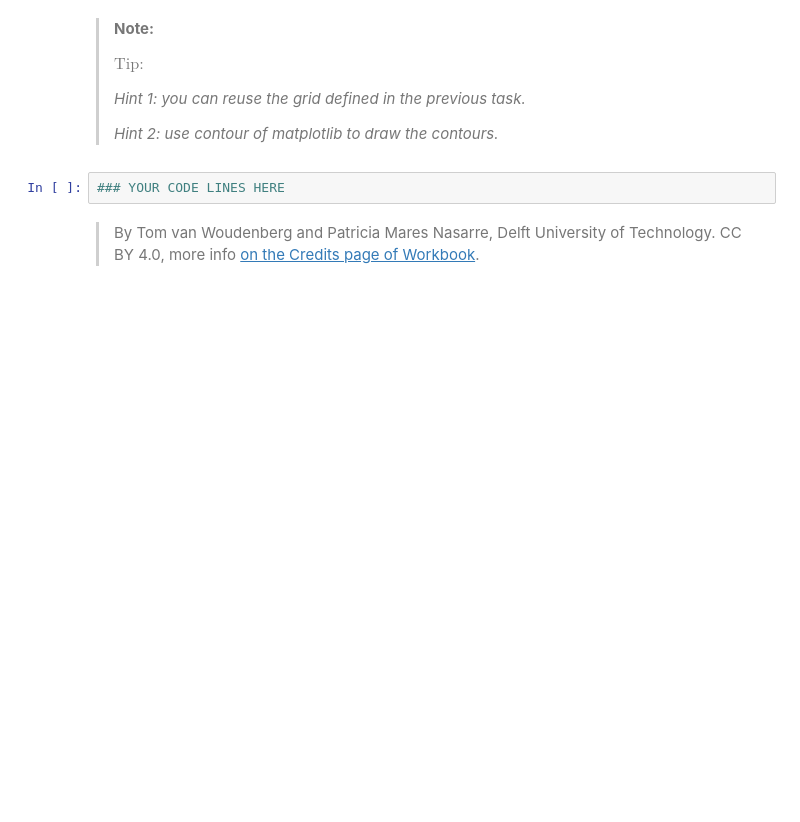
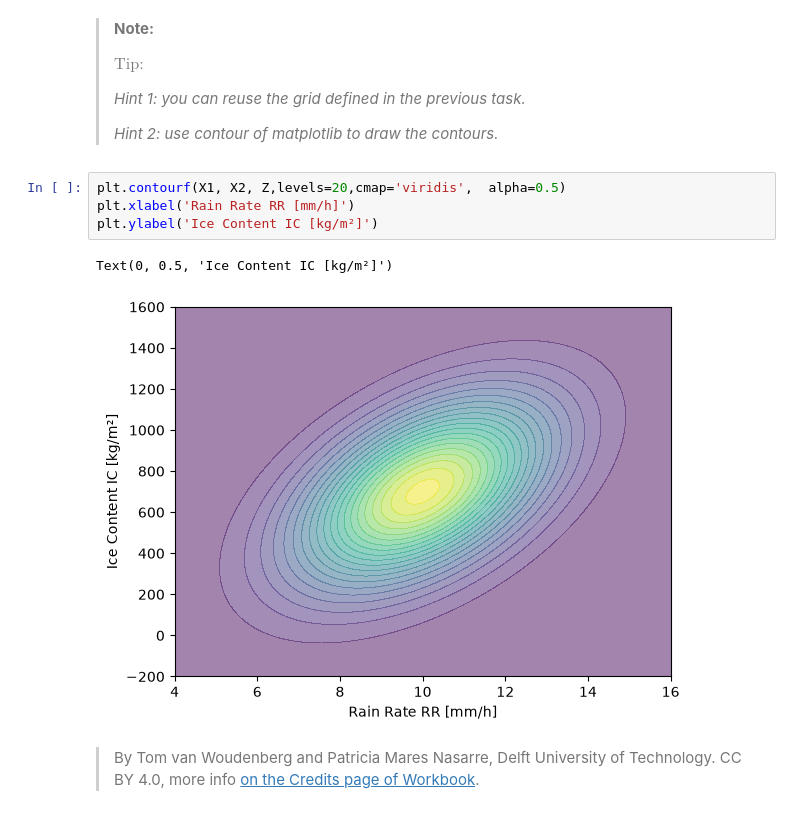
Before and after one commit to matildeptr-oss/PA1.5, a Jupyter notebook: scipy_statcs_3d_plots.ipynb, the cells around one changed output. Saved outputs shown, nothing was run; the diff lists cells and outputs as text; blank space fills up the shorter version.

```diff
--- a/scipy_statcs_3d_plots.ipynb
+++ b/scipy_statcs_3d_plots.ipynb
@@ -125,7 +195,12 @@ Z = multivariate_normal(mean=mu, cov=sigma).pdf(X)
 > *Hint 1: you can reuse the grid defined in the previous task.*
 >
 > *Hint 2: use contour of matplotlib to draw the contours.*
-# %%
-### YOUR CODE LINES HERE
+# %%
+plt.contourf(X1, X2, Z,levels=20,cmap='viridis',  alpha=0.5)
+plt.xlabel('Rain Rate RR [mm/h]')
+plt.ylabel('Ice Content IC [kg/m²]')
+# %% [output]
+Text(0, 0.5, 'Ice Content IC [kg/m²]')
+[figure, added]
 # %% [markdown]
 > By Tom van Woudenberg and Patricia Mares Nasarre, Delft University of Technology. CC BY 4.0, more info [on the Credits page of Workbook](https://mude.citg.tudelft.nl/workbook-2026/credits.html).
```
Also changed, not shown: parts of 7 cells of this notebook.
